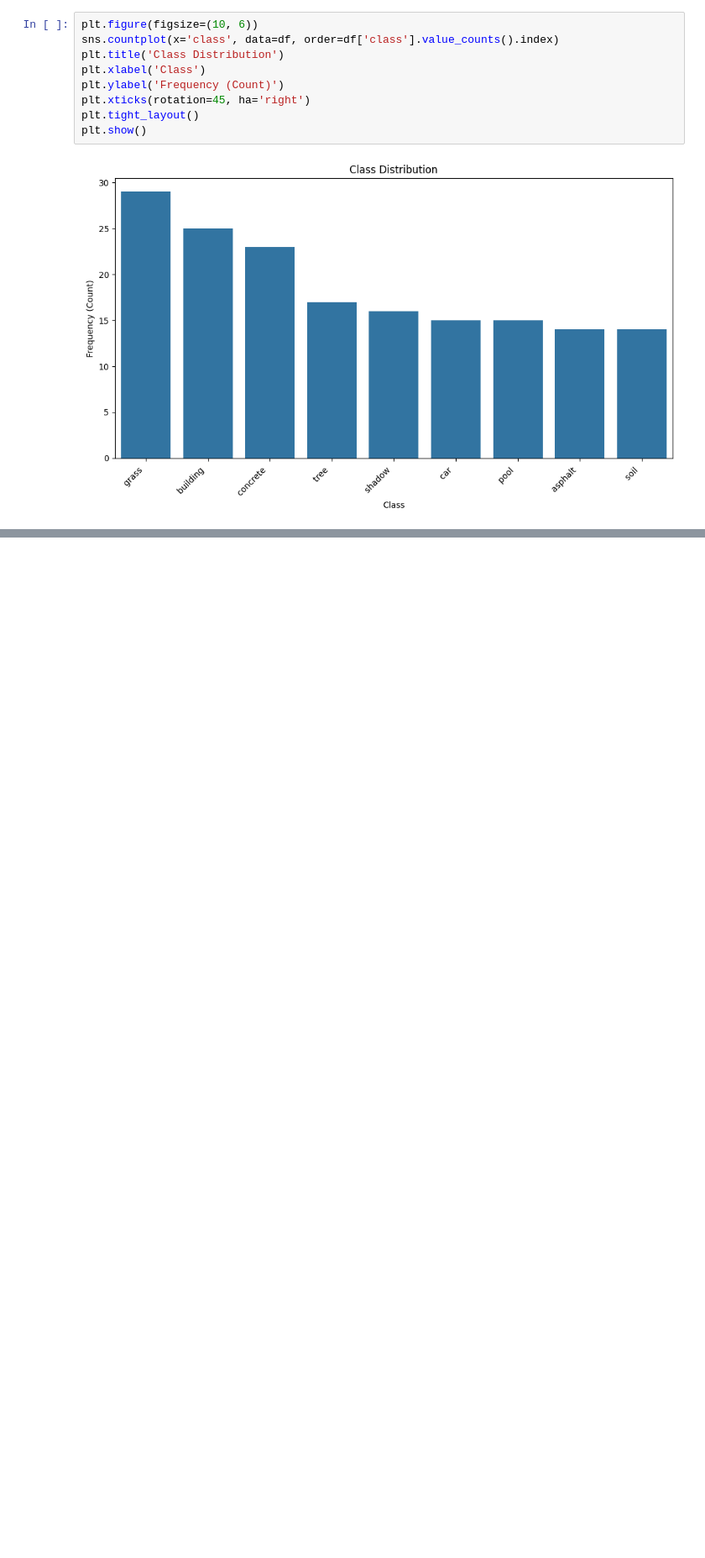
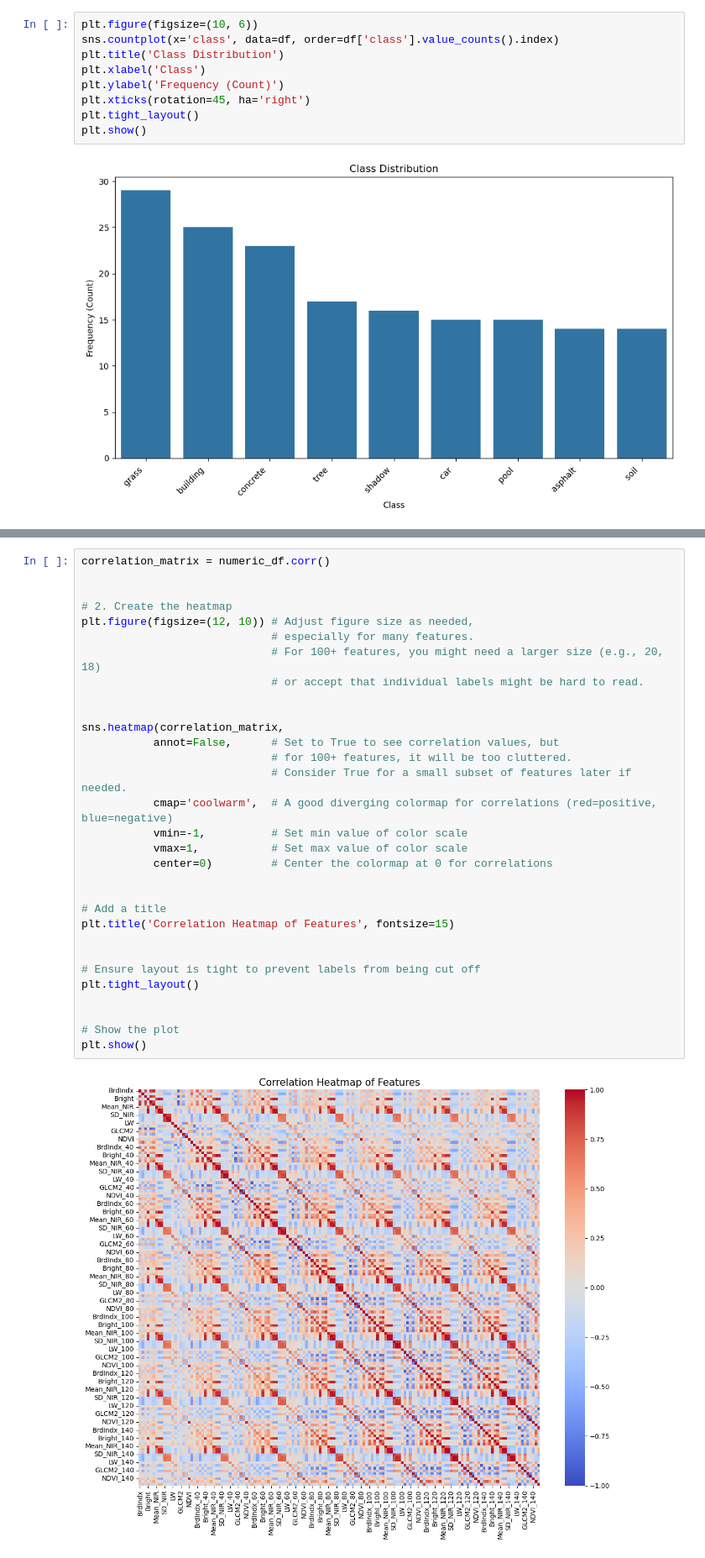
Before and after one commit to ethangreeney/FDSassignment2, a Jupyter notebook: LandUrbanCover.ipynb, the cells around one changed output, grey strips where cells are left out. Shown at 84% size. Drawn from its saved outputs; the diff is of its cells as text; blank space fills up the shorter version.

```diff
--- a/LandUrbanCover.ipynb
+++ b/LandUrbanCover.ipynb
@@ -83,0 +104,33 @@ plt.show()
+# %%
+correlation_matrix = numeric_df.corr()
+
+
+# 2. Create the heatmap
+plt.figure(figsize=(12, 10)) # Adjust figure size as needed,
+                             # especially for many features.
+                             # For 100+ features, you might need a larger size (e.g., 20, 18)
+                             # or accept that individual labels might be hard to read.
+
+
+sns.heatmap(correlation_matrix,
+           annot=False,      # Set to True to see correlation values, but
+                             # for 100+ features, it will be too cluttered.
+                             # Consider True for a small subset of features later if needed.
+           cmap='coolwarm',  # A good diverging colormap for correlations (red=positive, blue=negative)
+           vmin=-1,          # Set min value of color scale
+           vmax=1,           # Set max value of color scale
+           center=0)         # Center the colormap at 0 for correlations
+
+
+# Add a title
+plt.title('Correlation Heatmap of Features', fontsize=15)
+
+
+# Ensure layout is tight to prevent labels from being cut off
+plt.tight_layout()
+
+
+# Show the plot
+plt.show()
+# %% [output]
+[figure, added]
```
Also changed, not shown: parts of 2 cells of this notebook.
